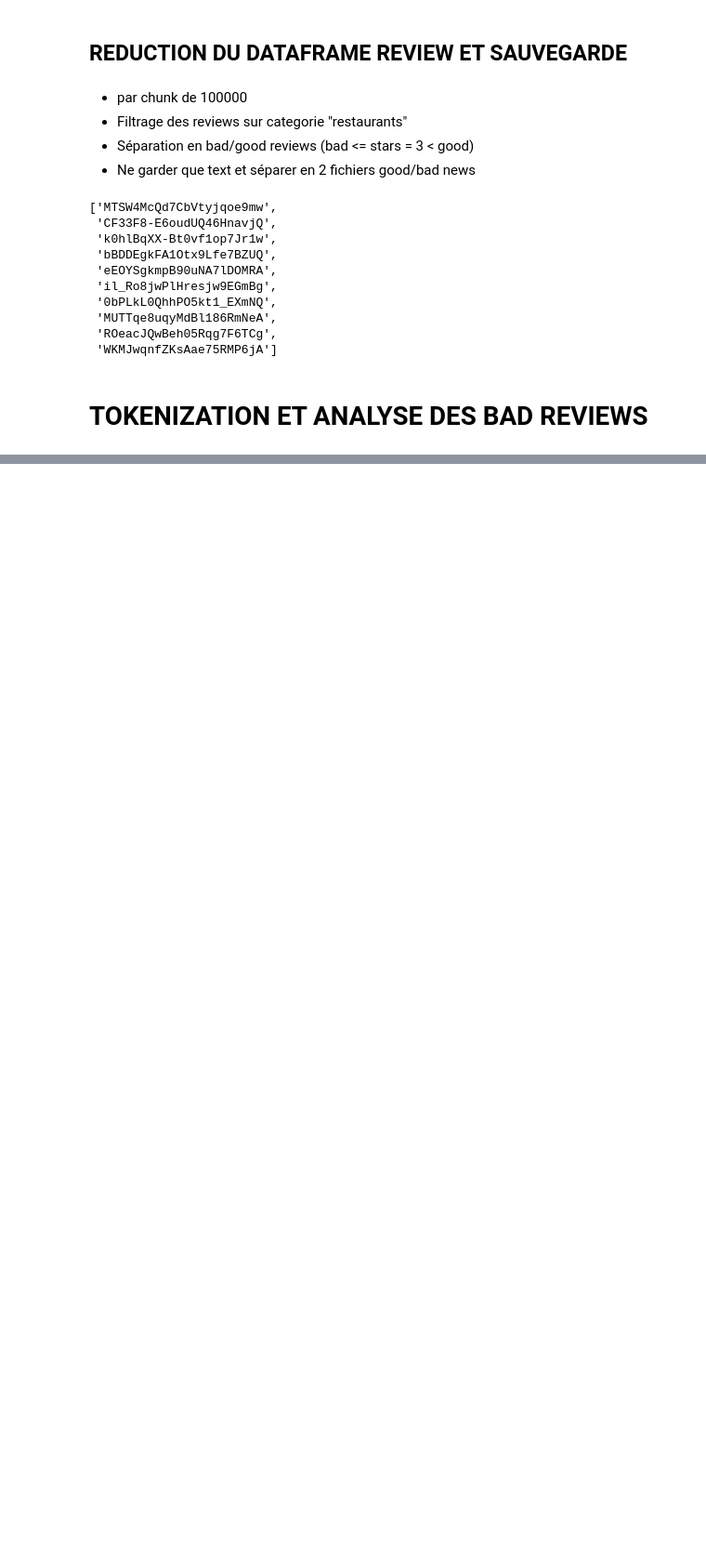
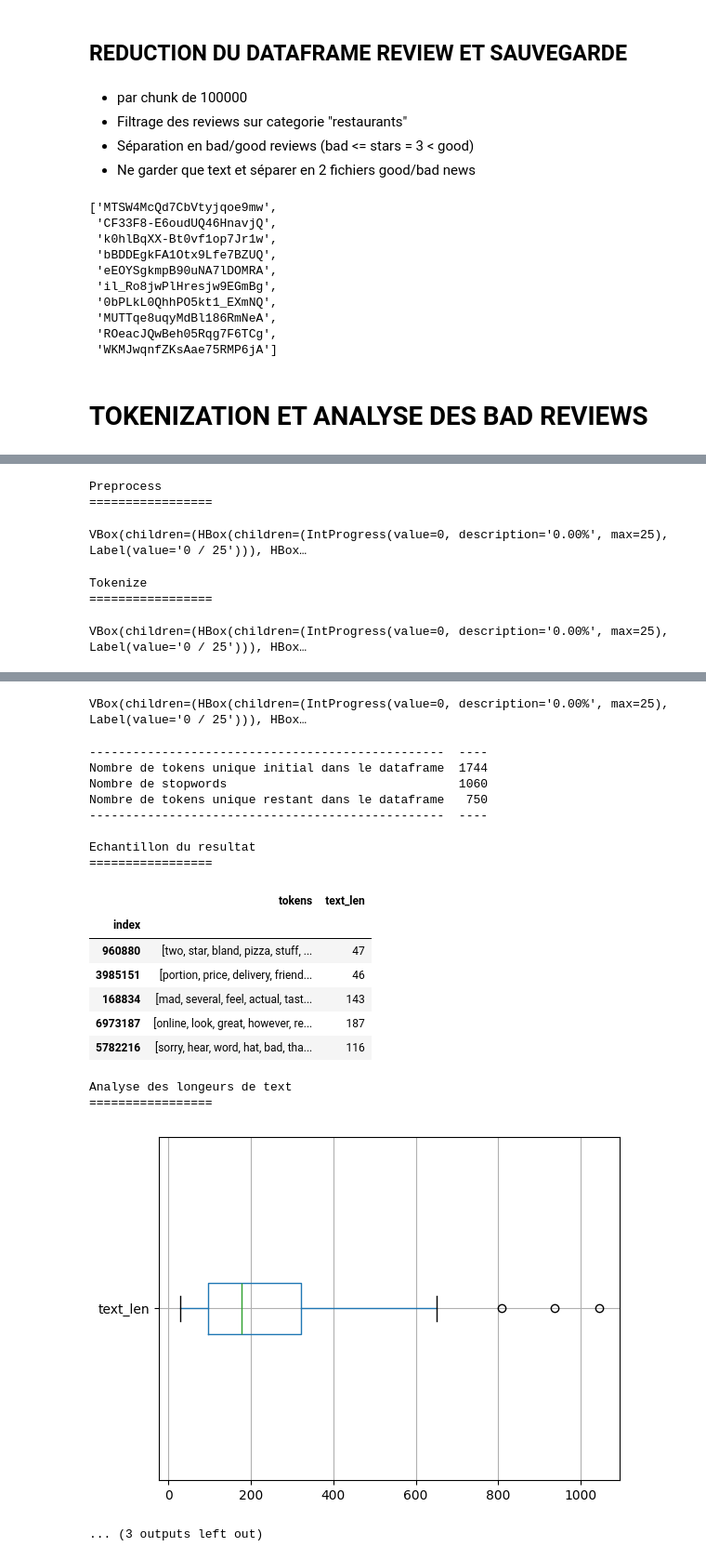
Before and after one commit to CODEheures/oc-ingenieur-ia, a Jupyter notebook: p6/projet/preprocess_text.ipynb, the cells around one changed output, grey strips where cells are left out. Shown at 93% size. Saved outputs shown, nothing was run; the diff lists cells and outputs as text; code cells hidden in the pictures; blank space fills up the shorter version.

```diff
--- a/p6/projet/preprocess_text.ipynb
+++ b/p6/projet/preprocess_text.ipynb
@@ -379,0 +497,9 @@ def treat_reviews(reviews_file, min_words_frequency = 4):
+# %%
+topics = find_topics(reviews_file=bad_reviews_file,
+                     drop_words_frequency_under=2,
+                     drop_most_frequent_words=20,
+                     n_topics=10,
+                     n_topic_top_words=10,
+                     sample_size = 100,
+                     verbose=3)
+# %% [output]
@@ -379,0 +517,6 @@ def treat_reviews(reviews_file, min_words_frequency = 4):
+Preprocess
+=================
+VBox(children=(HBox(children=(IntProgress(value=0, description='0.00%', max=25), Label(value='0 / 25'))), HBox…
+Tokenize
+=================
+VBox(children=(HBox(children=(IntProgress(value=0, description='0.00%', max=25), Label(value='0 / 25'))), HBox…
@@ -380 +540,21 @@ def treat_reviews(reviews_file, min_words_frequency = 4):
+VBox(children=(HBox(children=(IntProgress(value=0, description='0.00%', max=25), Label(value='0 / 25'))), HBox…
+-------------------------------------------------  ----
+Nombre de tokens unique initial dans le dataframe  1744
+Nombre de stopwords                                1060
+Nombre de tokens unique restant dans le dataframe   750
+-------------------------------------------------  ----
+
+Echantillon du resultat
+=================
+|  | tokens | text_len |
+| index |  |  |
+| 960880 | [two, star, bland, pizza, stuff, ... | 47 |
+| 3985151 | [portion, price, delivery, friend... | 46 |
+| 168834 | [mad, several, feel, actual, tast... | 143 |
+| 6973187 | [online, look, great, however, re... | 187 |
+| 5782216 | [sorry, hear, word, hat, bad, tha... | 116 |
+Analyse des longeurs de text
+=================
+[figure, added]
+... (3 outputs left out)
 # %%
```
Also changed, not shown: parts of 11 cells of this notebook.
